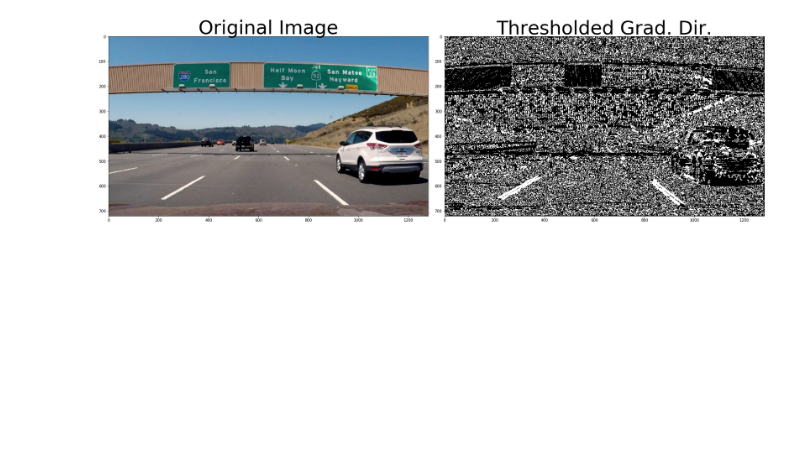
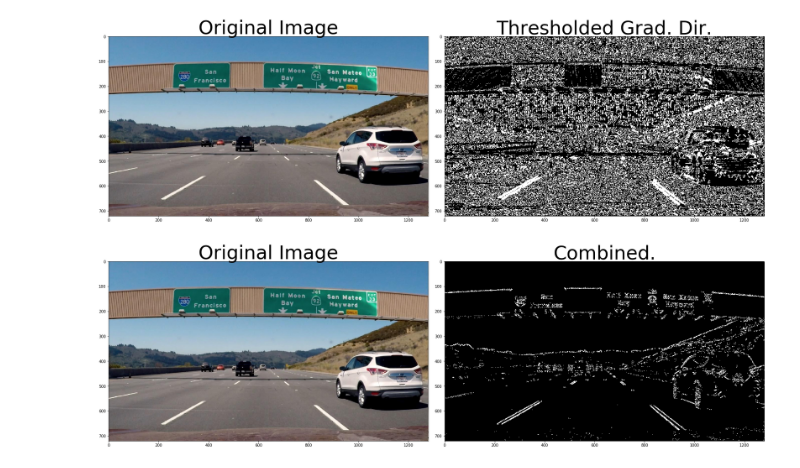
Before and after one commit to karthikbmk/SDCND, a Jupyter notebook: Gradients_Color_Spaces/sobel/Untitled.ipynb, the cells around one changed output. Saved outputs shown, nothing was run; the diff lists cells and outputs as text; code cells hidden in the pictures; blank space fills up the shorter version.

Commit message:
combined

```diff
--- a/Gradients_Color_Spaces/sobel/Untitled.ipynb
+++ b/Gradients_Color_Spaces/sobel/Untitled.ipynb
@@ -135,0 +192,13 @@ plt.subplots_adjust(left=0., right=1, top=0.9, bottom=0.)
+# %%
+combined = np.zeros_like(dir_binary)
+combined[((gradx == 1) & (grady == 1)) | ((mag_binary == 1) & (dir_binary == 1))] = 1
+# %%
+f, (ax1, ax2) = plt.subplots(1, 2, figsize=(24, 9))
+f.tight_layout()
+ax1.imshow(image)
+ax1.set_title('Original Image', fontsize=50)
+ax2.imshow(combined, cmap='gray')
+ax2.set_title('Combined.', fontsize=50)
+plt.subplots_adjust(left=0., right=1, top=0.9, bottom=0.)
+# %% [output]
+[figure, added]
```
Also changed, not shown: parts of 1 cell of this notebook.
